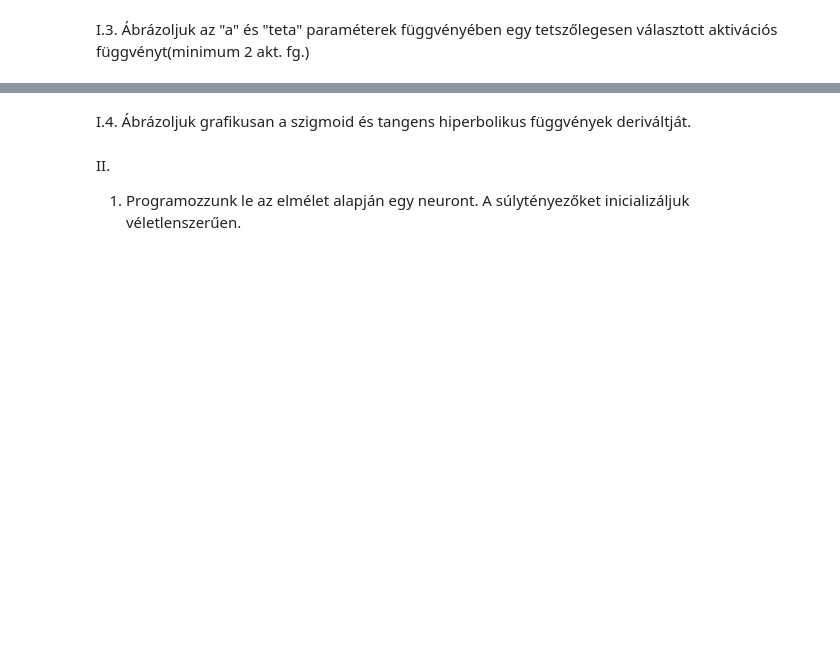
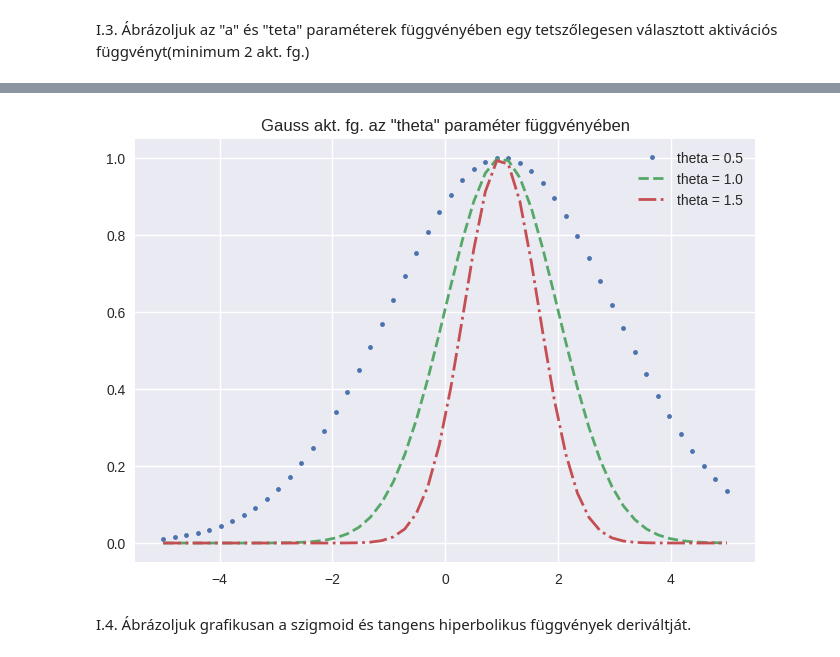
Before and after one commit to MemerGamer/MestersegesIntelligencia, a Jupyter notebook: labor1/lab1Feladatok.ipynb, the cells around one changed output, grey strips where cells are left out. Cells and saved outputs as stored; diff of their text form; code cells hidden in the pictures; blank space fills up the shorter version.

```diff
--- a/labor1/lab1Feladatok.ipynb
+++ b/labor1/lab1Feladatok.ipynb
@@ -161,5 +182,24 @@ I.3.   Ábrázoljuk az "a" és "teta" paraméterek függvényében egy tetszőle
+# %%
+# II - Gauss
+def gauss(a, c, t, sigma):
+    return np.exp((-np.square(t * a - c)) / 2 * (sigma * sigma))
+
+
+a = 1
+c = 1
+t = np.linspace(-5, 5)
+
+theta = np.linspace(0.5, 1.5, num=3)
+szin = [". ", "--", "-."]
+
+for i in range(theta.size):
+    y = gauss(a, c, t, theta[i])
+    plt.plot(t, y, szin[i], label=f"theta = {theta[i]}", linewidth=2)
+    plt.legend()
+
+plt.title('Gauss akt. fg. az "theta" paraméter függvényében')
+plt.show()
+# %% [output]
+[figure, added]
 # %% [markdown]
 I.4.   Ábrázoljuk grafikusan a szigmoid és tangens hiperbolikus függvények deriváltját.
-# %% [markdown]
-II.
-1.   Programozzunk le az elmélet alapján egy neuront. A súlytényezőket inicializáljuk véletlenszerűen.
```
Also changed, not shown: parts of 15 cells of this notebook, 1 other file.
